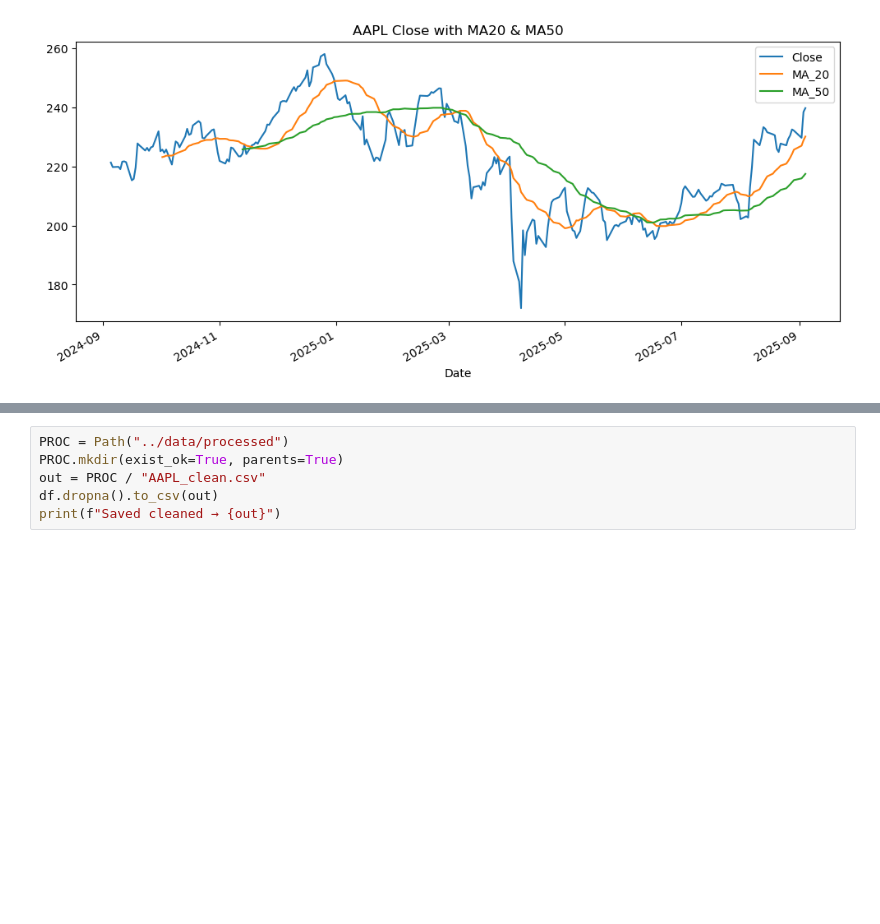
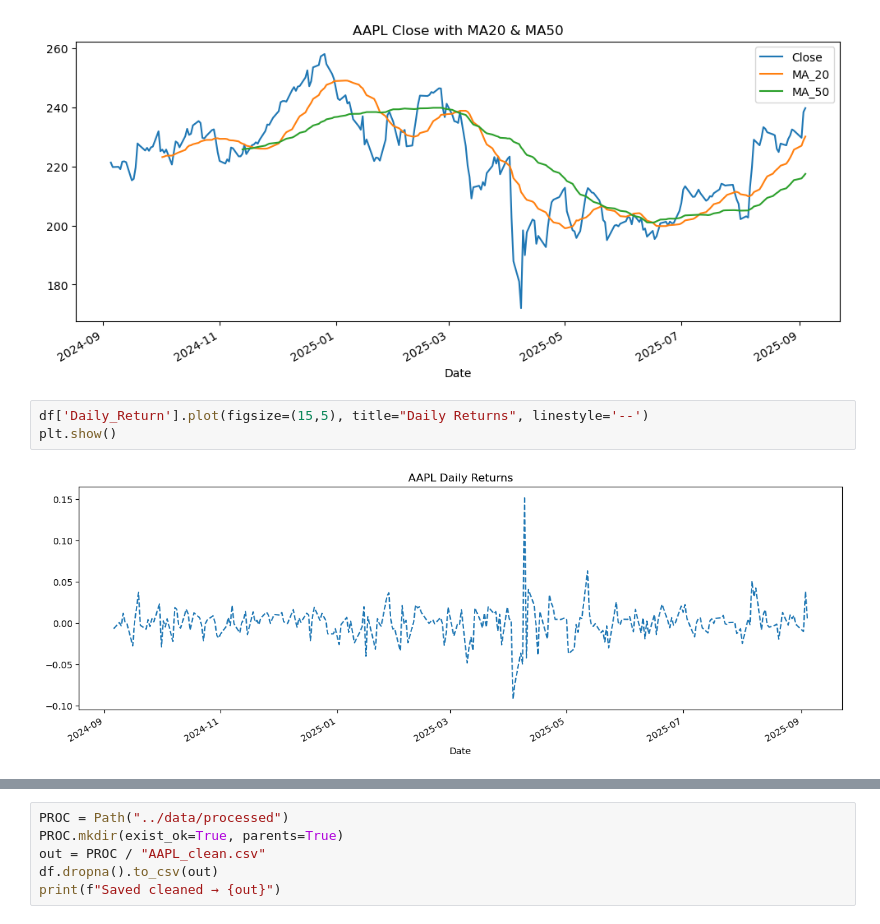
Before and after one commit to JayBro45/stock-forecast-app, a Jupyter notebook: notebooks/01_eda.ipynb, the cells around one changed output, grey strips where cells are left out. Drawn from its saved outputs; the diff is of its cells as text; blank space fills up the shorter version.

```diff
--- a/notebooks/01_eda.ipynb
+++ b/notebooks/01_eda.ipynb
@@ -114,3 +114,8 @@ df[["Close","MA_20","MA_50"]].plot(figsize=(12,5), title="AAPL Close with MA20 &
 plt.show()
 # %% [output]
 [figure]
+# %%
+df['Daily_Return'].plot(figsize=(15,5), title="Daily Returns", linestyle='--')
+plt.show()
+# %% [output]
+[figure, added]
```
Also changed, not shown: parts of 5 cells of this notebook, 1 other file.
